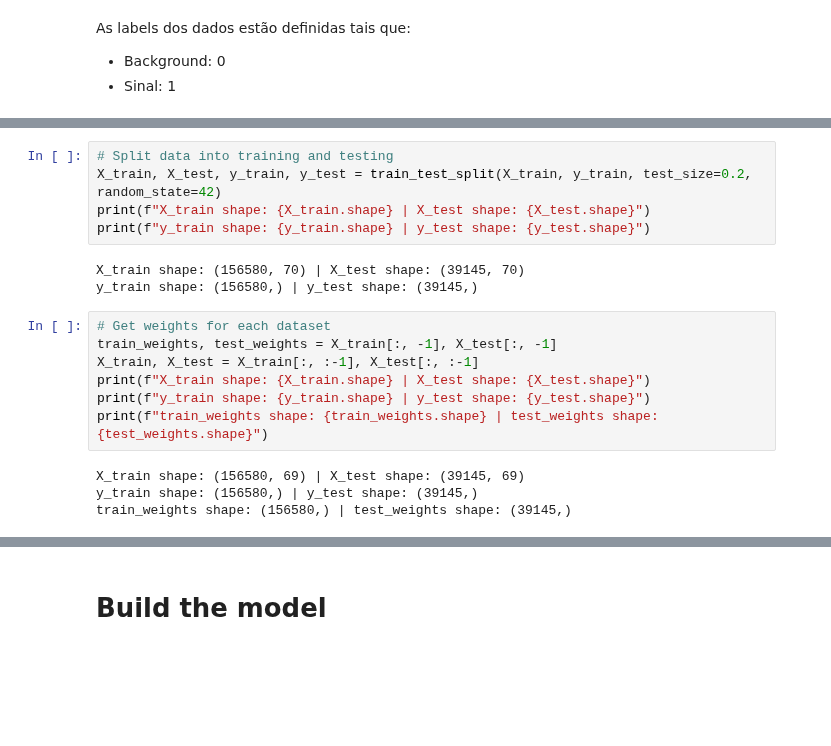
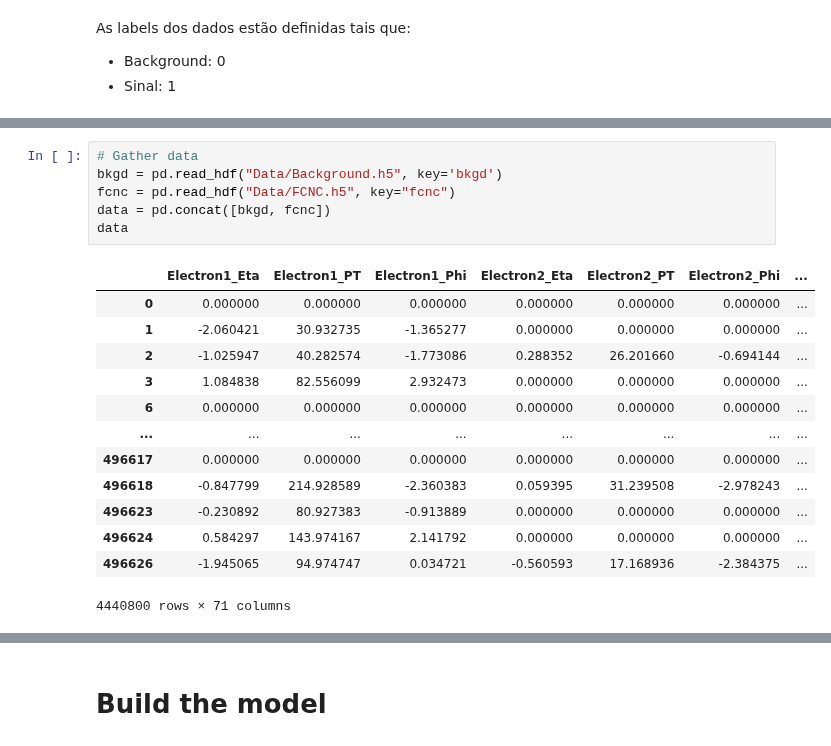
Before and after one commit to GilbertoCunha/LHC-VLQ-Classifier, a Jupyter notebook: Bkgd-Signal-Classifier/Classifier.ipynb, the cells around one changed output, grey strips where cells are left out. Saved outputs shown, nothing was run; the diff lists cells and outputs as text; blank space fills up the shorter version.

Commit message:
fix data

```diff
--- a/Bkgd-Signal-Classifier/Classifier.ipynb
+++ b/Bkgd-Signal-Classifier/Classifier.ipynb
@@ -44,19 +13,20 @@ gen_weights -> Mean: 3.264224294290487e-09 | Std: 6.990107623363782e-21
-# %%
-# Split data into training and testing
-X_train, X_test, y_train, y_test = train_test_split(X_train, y_train, test_size=0.2, random_state=42)
-print(f"X_train shape: {X_train.shape} | X_test shape: {X_test.shape}")
-print(f"y_train shape: {y_train.shape} | y_test shape: {y_test.shape}")
-# %% [output]
-X_train shape: (156580, 70) | X_test shape: (39145, 70)
-y_train shape: (156580,) | y_test shape: (39145,)
-# %%
-# Get weights for each dataset
-train_weights, test_weights = X_train[:, -1], X_test[:, -1]
-X_train, X_test = X_train[:, :-1], X_test[:, :-1]
-print(f"X_train shape: {X_train.shape} | X_test shape: {X_test.shape}")
-print(f"y_train shape: {y_train.shape} | y_test shape: {y_test.shape}")
-print(f"train_weights shape: {train_weights.shape} | test_weights shape: {test_weights.shape}")
-# %% [output]
-X_train shape: (156580, 69) | X_test shape: (39145, 69)
-y_train shape: (156580,) | y_test shape: (39145,)
-train_weights shape: (156580,) | test_weights shape: (39145,)
+# %%
+# Gather data
+bkgd = pd.read_hdf("Data/Background.h5", key='bkgd')
+fcnc = pd.read_hdf("Data/FCNC.h5", key="fcnc")
+data = pd.concat([bkgd, fcnc])
+data
+# %% [output]
+|  | Electron1_Eta | Electron1_PT | Electron1_Phi | Electron2_Eta | Electron2_PT | Electron2_Phi | ... |
+| 0 | 0.000000 | 0.000000 | 0.000000 | 0.000000 | 0.000000 | 0.000000 | ... |
+| 1 | -2.060421 | 30.932735 | -1.365277 | 0.000000 | 0.000000 | 0.000000 | ... |
+| 2 | -1.025947 | 40.282574 | -1.773086 | 0.288352 | 26.201660 | -0.694144 | ... |
+| 3 | 1.084838 | 82.556099 | 2.932473 | 0.000000 | 0.000000 | 0.000000 | ... |
+| 6 | 0.000000 | 0.000000 | 0.000000 | 0.000000 | 0.000000 | 0.000000 | ... |
+| ... | ... | ... | ... | ... | ... | ... | ... |
+| 496617 | 0.000000 | 0.000000 | 0.000000 | 0.000000 | 0.000000 | 0.000000 | ... |
+| 496618 | -0.847799 | 214.928589 | -2.360383 | 0.059395 | 31.239508 | -2.978243 | ... |
+| 496623 | -0.230892 | 80.927383 | -0.913889 | 0.000000 | 0.000000 | 0.000000 | ... |
+| 496624 | 0.584297 | 143.974167 | 2.141792 | 0.000000 | 0.000000 | 0.000000 | ... |
+| 496626 | -1.945065 | 94.974747 | 0.034721 | -0.560593 | 17.168936 | -2.384375 | ... |
+4440800 rows × 71 columns
```
Also changed, not shown: parts of 11 cells of this notebook, 1 other file.
